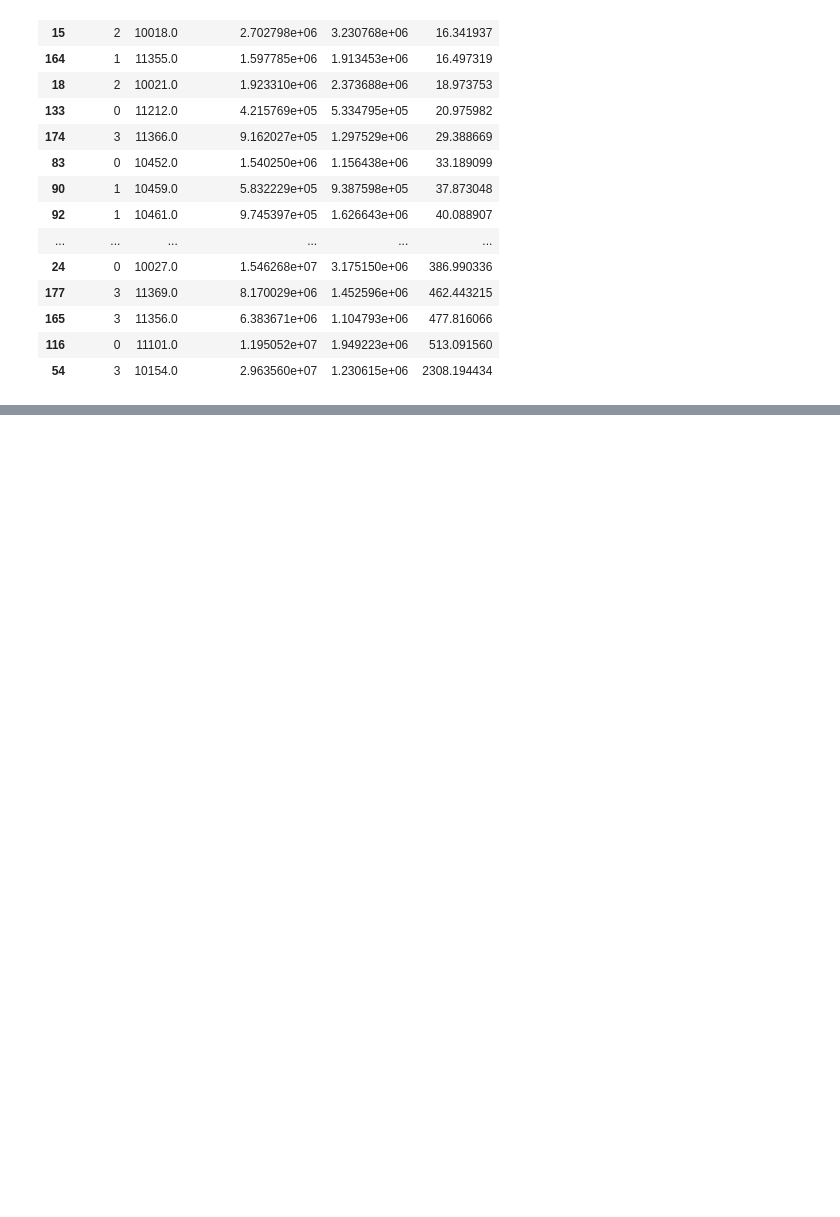
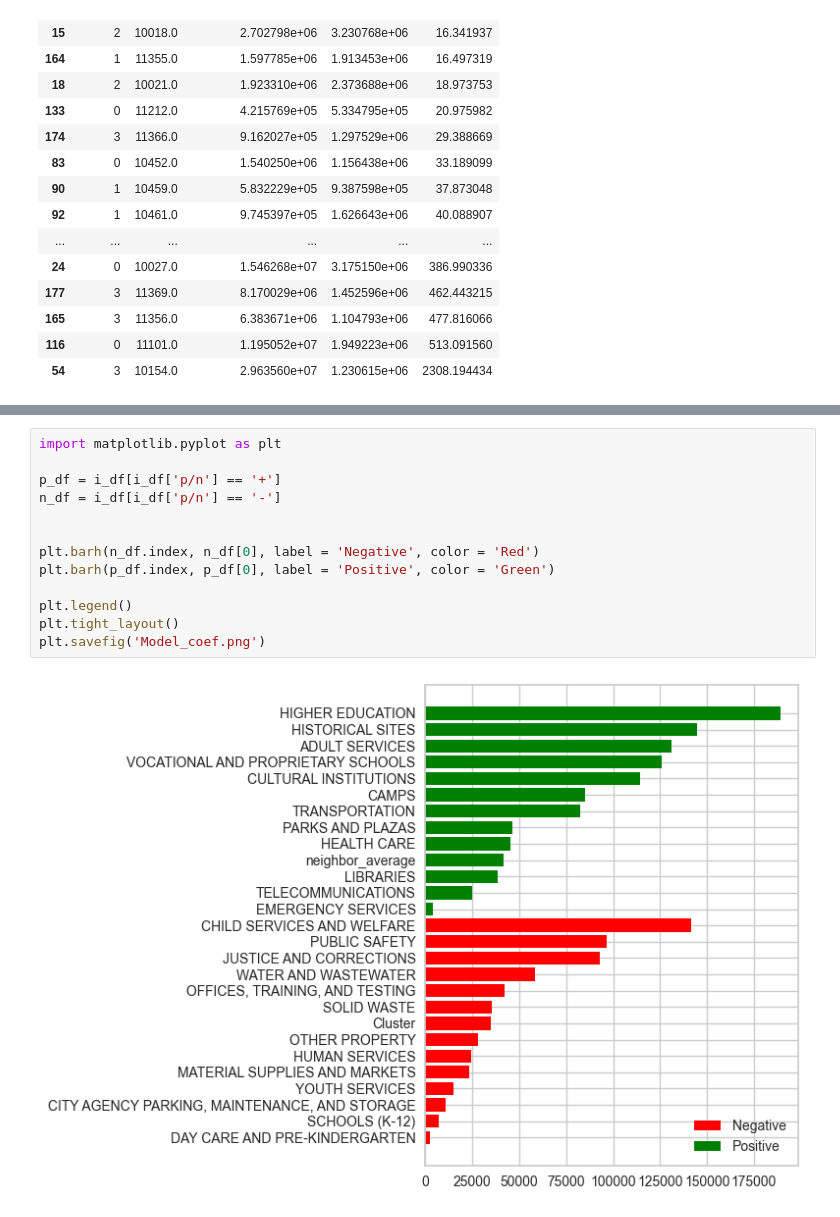
Before and after one commit to kellerl7/Capstone, a Jupyter notebook: notebooks/Supervised.ipynb, the cells around one changed output, grey strips where cells are left out. Drawn from its saved outputs; the diff is of its cells as text; blank space fills up the shorter version.

Commit message:
Added supervised learning figure

```diff
--- a/notebooks/Supervised.ipynb
+++ b/notebooks/Supervised.ipynb
@@ -163,0 +184,15 @@ i_df.sort_values(by = 0, ascending = False)
+# %%
+import matplotlib.pyplot as plt
+
+p_df = i_df[i_df['p/n'] == '+']
+n_df = i_df[i_df['p/n'] == '-']
+
+
+plt.barh(n_df.index, n_df[0], label = 'Negative', color = 'Red')
+plt.barh(p_df.index, p_df[0], label = 'Positive', color = 'Green')
+
+plt.legend()
+plt.tight_layout()
+plt.savefig('Model_coef.png')
+# %% [output]
+[figure, added]
```
Also changed, not shown: parts of 6 cells of this notebook, 1 other file.
